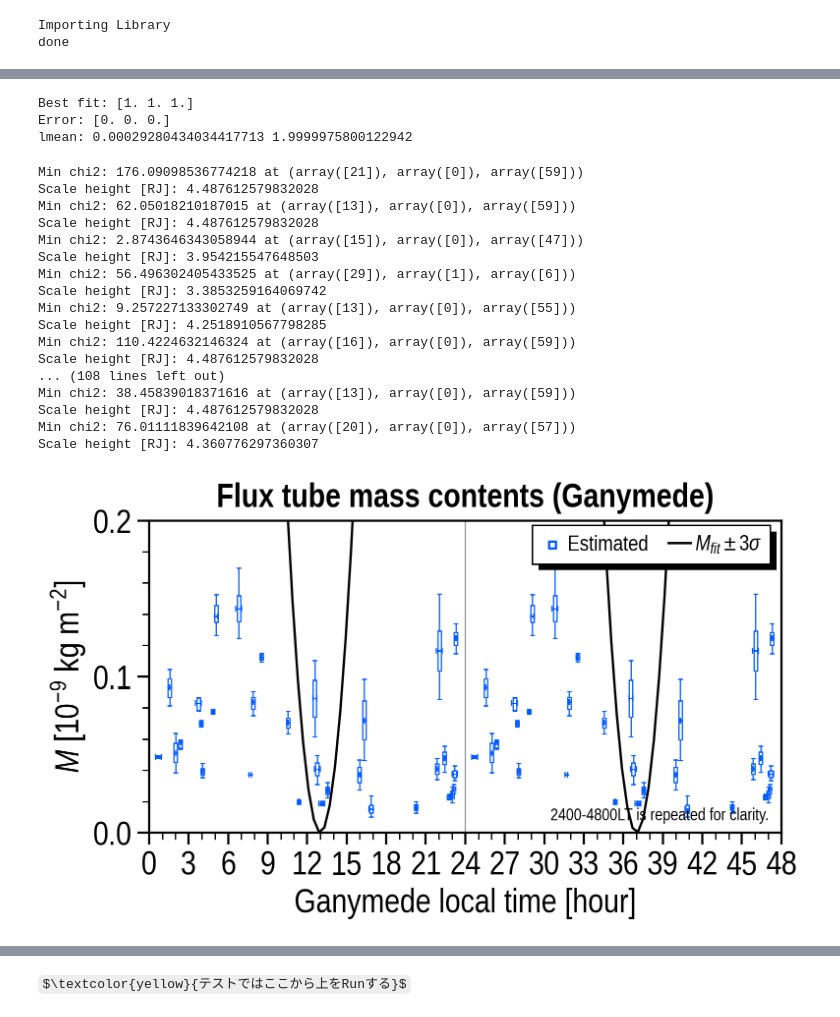
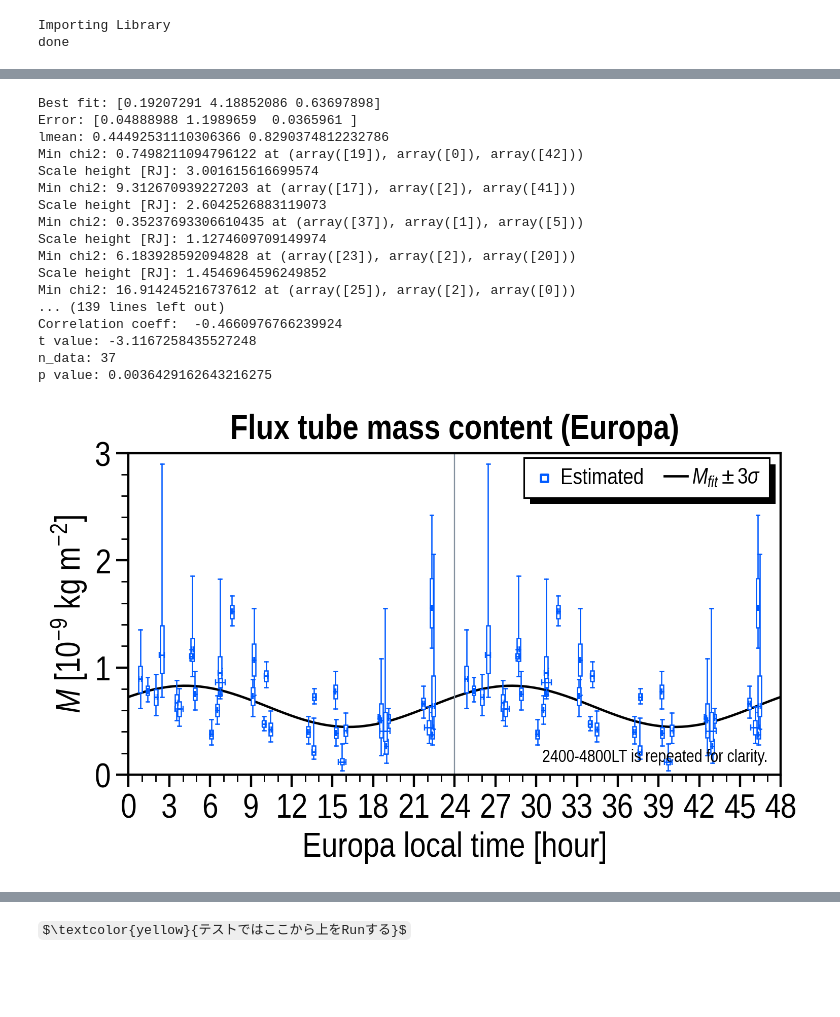
Before and after one commit to ShinnosukeSatoh/Juno_UVS_deimos, a Jupyter notebook: ftmc_lt.ipynb, the cells around one changed output, grey strips where cells are left out. Cells and saved outputs as stored; diff of their text form; code cells hidden in the pictures; some formulas as TeX source; blank space fills up the shorter version.

Commit message:
M shell plot completed.

```diff
--- a/ftmc_lt.ipynb
+++ b/ftmc_lt.ipynb
@@ -28,7 +28,7 @@ Importing Library
 done
 # %%
 exdate = '005/20250923'
-target_moon = 'Ganymede'
+target_moon = 'Europa'
 target_fp = ['MAW', 'TEB']
 
 exnum = ['050', '056']
@@ -1201,6 +1213,8 @@ Scale height [RJ]: 4.360776297360307
 from matplotlib.ticker import FormatStrFormatter
 from scipy.odr import ODR, Model, RealData
 from Leadangle_fit_JunoUVS import spice_moonS3
+from scipy.stats import spearmanr
+from scipy.stats import t
 
 # %% 横軸LT(48時間) 散布図 ベストフィット付き (これが一番大事)
 F = ShareXaxis()
@@ -1221,7 +1235,7 @@ F.set_yaxis(ax_idx=0,
             ticks=ticks,
             ticklabels=ticks,
             minor_num=5)
-F.ax.yaxis.set_major_formatter(FormatStrFormatter('%.1f'))
+# F.ax.yaxis.set_major_formatter(FormatStrFormatter('%.1f'))
 
 x_arr = medians_x
 y_arr = medians_arr
@@ -1270,6 +1284,8 @@ if target_moon == 'Io':
 
 jj = 0
 median_arr = np.zeros(len(exnum))
+median_error = np.zeros(len(exnum))
+lt_center_arr = np.zeros(len(exnum))
 for ii in range(2):
     for i in range(len(exnum)):
         # %% Load the data
@@ -1310,7 +1326,25 @@ for ii in range(2):
         if jj < len(exnum):
             jj += 1
 
+        lt_center_arr[i] = lt_center
         median_arr[i] = medians
+        median_error[i] = q3-q1
+        if q3-q1 == 0.:
+            median_error[i] = 0.001
+
+# 相関係数
+correlation, pvalue = spearmanr(median_arr, lt_center_arr)
+print('Correlation coeff: ', correlation)
+
+# t検定
+n_data = median_arr.size
+t_value = correlation*math.sqrt((n_data-2)/(1-correlation**2))
+print('t value:', t_value)
+print('n_data:', n_data)
+
+# 両側p値
+p_two_sided = 2*t.cdf(t_value, n_data-2)
+print('p value:', p_two_sided)  # 相関係数ここまで
 
 # Dummy
 sc = F.ax.scatter(-5, 1, s=2.5, marker='s',
@@ -1318,55 +1352,52 @@ sc = F.ax.scatter(-5, 1, s=2.5, marker='s',
 
 # LT=24.0
 F.ax.axvline(x=24.0, color=UC.gray, linewidth=0.75)
 
 # Repeated for clarity
 F.ax.text(0.98, 0.03,
           '2400-4800LT is repeated for clarity.',
           color='k',
           horizontalalignment='right',
           verticalalignment='bottom',
           transform=F.ax.transAxes,
           fontsize=F.fontsize*0.5)
 
 if target_moon == 'Io':
     handles = [sc, (lsigma, lmean)]
 else:
     handles = [sc, lmean]
 legend = F.legend(ax_idx=0,
                   handles=handles,
                   labels=['Estimated', r'$M_{fit} \pm 3\sigma$'],
                   bbox_to_anchor=(1.0, 1.02),
                   ncol=3, markerscale=3,
                   fontsize_scale=0.65, textcolor=True, handletextpad=0.2)
 legend_shadow(fig=F.fig, ax=F.ax, legend=legend)
 
-F.ax.set_title(r'Flux tube mass contents ('+target_moon+')',
+F.ax.set_title(r'Flux tube mass content ('+target_moon+')',
                fontsize=F.fontsize, weight='bold')
 
 F.fig.savefig('img/ftmc_lt_'+target_moon[0:2]+'_48_r.jpg', bbox_inches='tight')
 plt.show()
 # %% [output]
-Best fit: [1. 1. 1.]
-Error: [0. 0. 0.]
-lmean: 0.00029280434034417713 1.9999975800122942
+Best fit: [0.19207291 4.18852086 0.63697898]
+Error: [0.04888988 1.1989659  0.0365961 ]
+lmean: 0.44492531110306366 0.8290374812232786
+Min chi2: 0.7498211094796122 at (array([19]), array([0]), array([42]))
+Scale height [RJ]: 3.001615616699574
+Min chi2: 9.312670939227203 at (array([17]), array([2]), array([41]))
+Scale height [RJ]: 2.6042526883119073
+Min chi2: 0.35237693306610435 at (array([37]), array([1]), array([5]))
+Scale height [RJ]: 1.1274609709149974
+Min chi2: 6.183928592094828 at (array([23]), array([2]), array([20]))
+Scale height [RJ]: 1.4546964596249852
+Min chi2: 16.914245216737612 at (array([25]), array([2]), array([0]))
+... (139 lines left out)
+Correlation coeff:  -0.4660976766239924
+t value: -3.1167258435527248
+n_data: 37
+p value: 0.0036429162643216275
-Min chi2: 176.09098536774218 at (array([21]), array([0]), array([59]))
-Scale height [RJ]: 4.487612579832028
-Min chi2: 62.05018210187015 at (array([13]), array([0]), array([59]))
-Scale height [RJ]: 4.487612579832028
-Min chi2: 2.8743646343058944 at (array([15]), array([0]), array([47]))
-Scale height [RJ]: 3.954215547648503
-Min chi2: 56.496302405433525 at (array([29]), array([1]), array([6]))
-Scale height [RJ]: 3.3853259164069742
-Min chi2: 9.257227133302749 at (array([13]), array([0]), array([55]))
-Scale height [RJ]: 4.2518910567798285
-Min chi2: 110.4224632146324 at (array([16]), array([0]), array([59]))
-Scale height [RJ]: 4.487612579832028
-... (108 lines left out)
-Min chi2: 38.45839018371616 at (array([13]), array([0]), array([59]))
-Scale height [RJ]: 4.487612579832028
-Min chi2: 76.01111839642108 at (array([20]), array([0]), array([57]))
-Scale height [RJ]: 4.360776297360307
-[figure, old version]
+[figure, new version]
 # %%
 # %% 横軸LT(48時間) 散布図 ベストフィット付き (これが一番大事)
 F = ShareXaxis()
```
Also changed, not shown: parts of 11 cells of this notebook, 3 other files.
